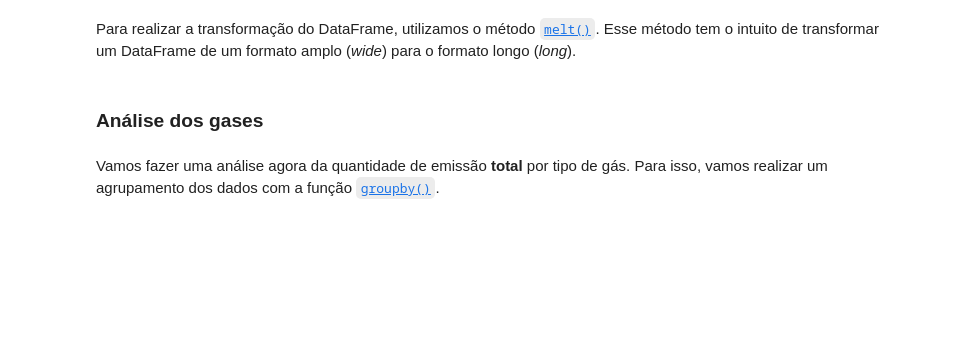
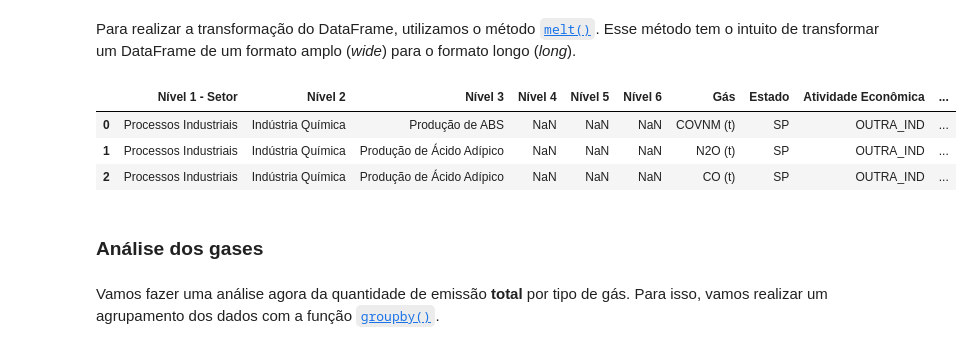
Before and after one commit to Matheus-Pombeiro/pandas_selecao_e_agrupamento, a Jupyter notebook: pandas_selecao_e_agrupamento.ipynb, the cells around one changed output. Saved outputs shown, nothing was run; the diff lists cells and outputs as text; code cells hidden in the pictures; blank space fills up the shorter version.

```diff
--- a/pandas_selecao_e_agrupamento.ipynb
+++ b/pandas_selecao_e_agrupamento.ipynb
@@ -217,2 +259,9 @@ Para realizar as agregações nos dados de emissão, é necessário que a base d
 # %% [markdown]
 Para realizar a transformação do DataFrame, utilizamos o método [`melt()`](https://pandas.pydata.org/docs/reference/api/pandas.melt.html). Esse método tem o intuito de transformar um DataFrame de um formato amplo (*wide*) para o formato longo (*long*).
+# %%
+emissoes_gases.melt(id_vars=colunas_info, value_vars=colunas_emissao, var_name='Ano', value_name='Emissão').head(3)
+# %% [output]
+|  | Nível 1 - Setor | Nível 2 | Nível 3 | Nível 4 | Nível 5 | Nível 6 | Gás | Estado | Atividade Econômica | ... |
+| 0 | Processos Industriais | Indústria Química | Produção de ABS | NaN | NaN | NaN | COVNM (t) | SP | OUTRA_IND | ... |
+| 1 | Processos Industriais | Indústria Química | Produção de Ácido Adípico | NaN | NaN | NaN | N2O (t) | SP | OUTRA_IND | ... |
+| 2 | Processos Industriais | Indústria Química | Produção de Ácido Adípico | NaN | NaN | NaN | CO (t) | SP | OUTRA_IND | ... |
```
Also changed, not shown: parts of 15 cells of this notebook.
